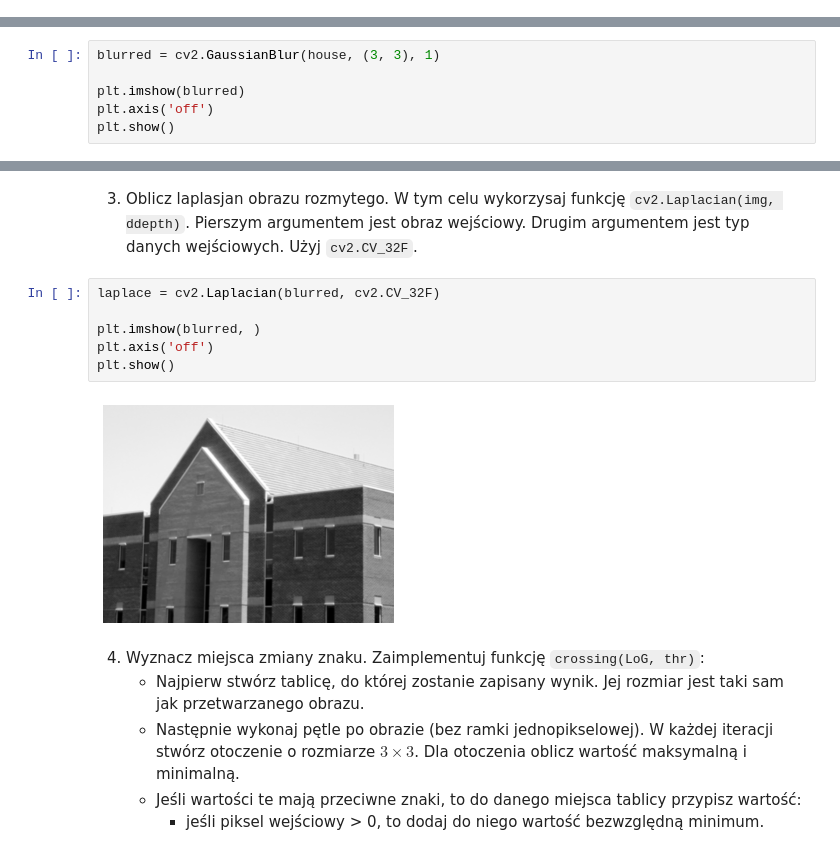
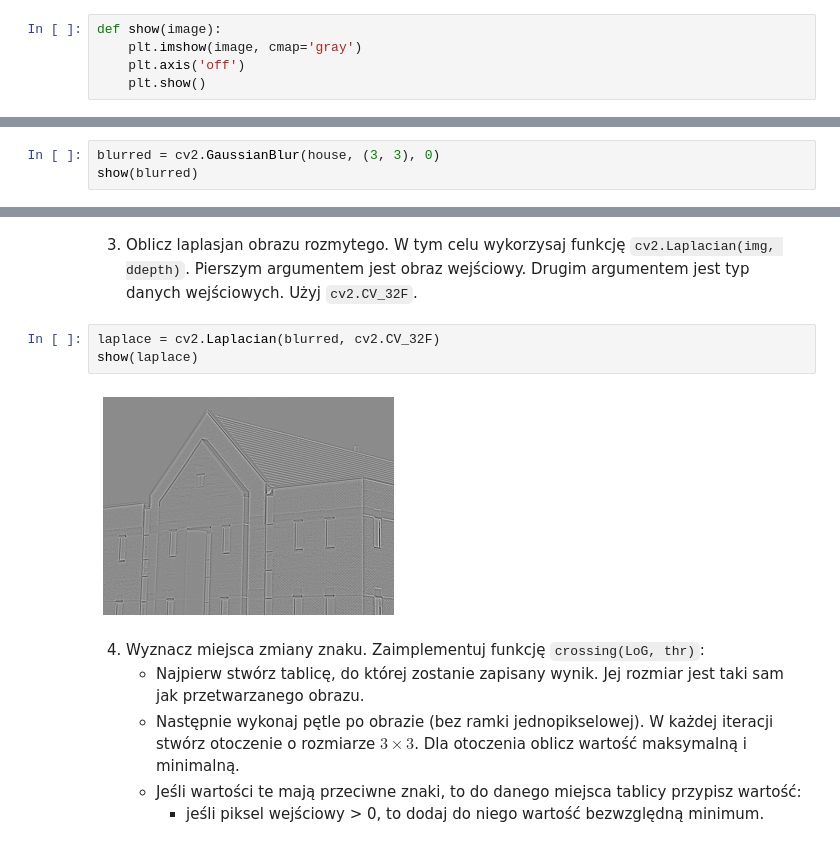
Before and after one commit to mhawryluk/wdcpo, a Jupyter notebook: lab9/09_Canny.ipynb, the cells around one changed output, grey strips where cells are left out. Cells and saved outputs as stored; diff of their text form.

```diff
--- a/lab9/09_Canny.ipynb
+++ b/lab9/09_Canny.ipynb
@@ -43,6 +43,11 @@ import os
 
 if not os.path.exists("dom.png") :
     !wget https://raw.githubusercontent.com/vision-agh/poc_sw/master/09_Canny/dom.png --no-check-certificat
+# %%
+def show(image):
+    plt.imshow(image, cmap='gray')
+    plt.axis('off')
+    plt.show()
 # %% [markdown]
 1. Wczytaj obraz *house.png*.
 # %%
@@ -61,11 +63,8 @@ Pierwszy argument jest obrazem wejśćiowym.
 Drugi jest rozmiarem filtru (podanym w nawiasach okrągłych, np. *(3, 3)*).
 Trzecim argumentem jest odchylenie standardowe. Wartość jest dobrana automatycznie, jeśli zosanie podana wartość `0` (będą równe rozmiarowi).
 # %%
-blurred = cv2.GaussianBlur(house, (3, 3), 1)
-
-plt.imshow(blurred)
-plt.axis('off')
-plt.show()
+blurred = cv2.GaussianBlur(house, (3, 3), 0)
+show(blurred)
 # %% [output]
 [figure]
 # %% [markdown]
@@ -75,12 +74,9 @@ Pierszym argumentem jest obraz wejściowy.
 Drugim argumentem jest typ danych wejściowych. Użyj `cv2.CV_32F`.
 # %%
 laplace = cv2.Laplacian(blurred, cv2.CV_32F)
-
-plt.imshow(blurred, )
-plt.axis('off')
-plt.show()
+show(laplace)
 # %% [output]
-[figure, old version]
+[figure, new version]
 # %% [markdown]
 4. Wyznacz miejsca zmiany znaku.
 Zaimplementuj funkcję `crossing(LoG, thr)`:
```
Also changed, not shown: parts of 14 cells of this notebook.
